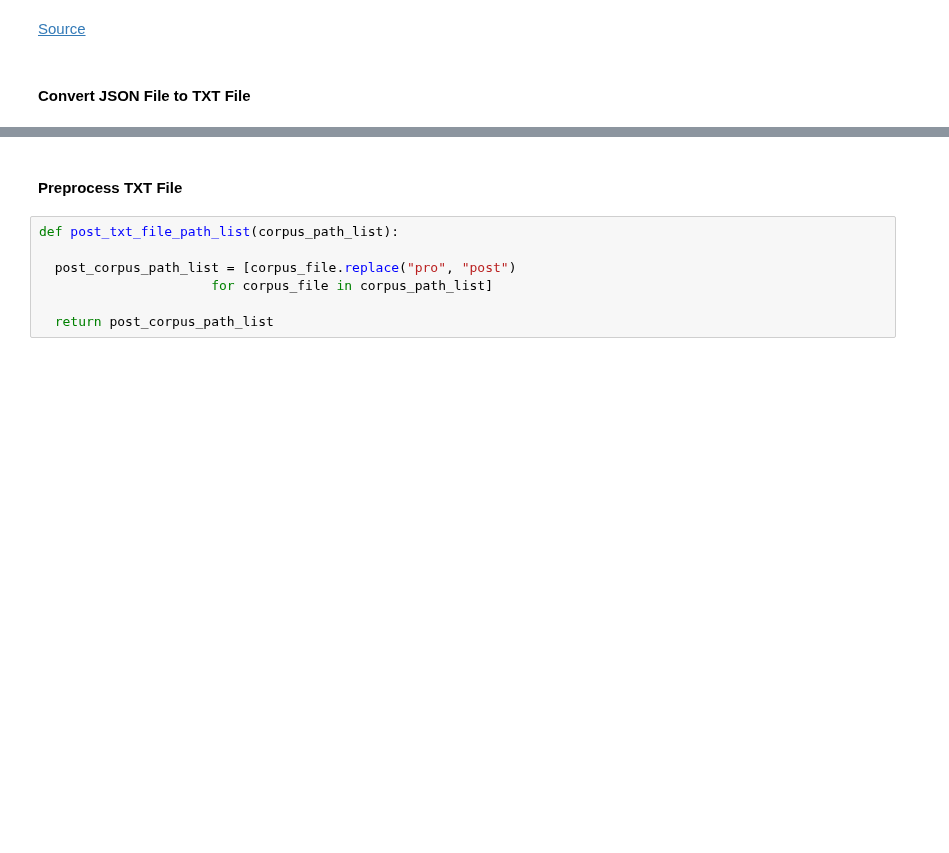
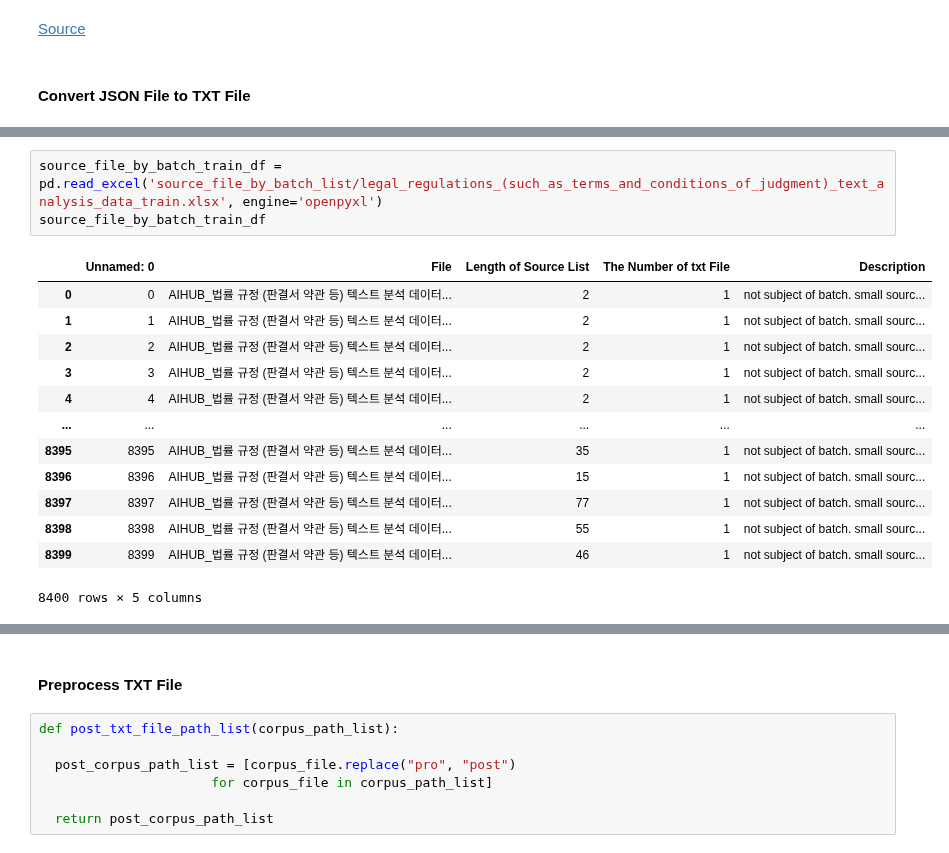
Before and after one commit to minseok0809/korean-sentence-segementation, a Jupyter notebook: sentence-segmentation/aihub_json_parsing_legal_regulations_(such_as_terms_and_conditions_of_judgment)_text_analysis_data.ipynb, the cells around one changed output, grey strips where cells are left out. Cells and saved outputs as stored; diff of their text form; blank space fills up the shorter version.

Commit message:
feat: progress bar/file index/dataframe

```diff
--- a/sentence-segmentation/aihub_json_parsing_legal_regulations_(such_as_terms_and_conditions_of_judgment)_text_analysis_data.ipynb
+++ b/sentence-segmentation/aihub_json_parsing_legal_regulations_(such_as_terms_and_conditions_of_judgment)_text_analysis_data.ipynb
@@ -316,3 +337,20 @@ The number of txt file: 8400
+# %%
+source_file_by_batch_train_df = pd.read_excel('source_file_by_batch_list/legal_regulations_(such_as_terms_and_conditions_of_judgment)_text_analysis_data_train.xlsx', engine='openpyxl')
+source_file_by_batch_train_df
+# %% [output]
+|  | Unnamed: 0 | File | Length of Source List | The Number of txt File | Description |
+| 0 | 0 | AIHUB_법률 규정 (판결서 약관 등) 텍스트 분석 데이터... | 2 | 1 | not subject of batch. small sourc... |
+| 1 | 1 | AIHUB_법률 규정 (판결서 약관 등) 텍스트 분석 데이터... | 2 | 1 | not subject of batch. small sourc... |
+| 2 | 2 | AIHUB_법률 규정 (판결서 약관 등) 텍스트 분석 데이터... | 2 | 1 | not subject of batch. small sourc... |
+| 3 | 3 | AIHUB_법률 규정 (판결서 약관 등) 텍스트 분석 데이터... | 2 | 1 | not subject of batch. small sourc... |
+| 4 | 4 | AIHUB_법률 규정 (판결서 약관 등) 텍스트 분석 데이터... | 2 | 1 | not subject of batch. small sourc... |
+| ... | ... | ... | ... | ... | ... |
+| 8395 | 8395 | AIHUB_법률 규정 (판결서 약관 등) 텍스트 분석 데이터... | 35 | 1 | not subject of batch. small sourc... |
+| 8396 | 8396 | AIHUB_법률 규정 (판결서 약관 등) 텍스트 분석 데이터... | 15 | 1 | not subject of batch. small sourc... |
+| 8397 | 8397 | AIHUB_법률 규정 (판결서 약관 등) 텍스트 분석 데이터... | 77 | 1 | not subject of batch. small sourc... |
+| 8398 | 8398 | AIHUB_법률 규정 (판결서 약관 등) 텍스트 분석 데이터... | 55 | 1 | not subject of batch. small sourc... |
+| 8399 | 8399 | AIHUB_법률 규정 (판결서 약관 등) 텍스트 분석 데이터... | 46 | 1 | not subject of batch. small sourc... |
+8400 rows × 5 columns
 # %%
 batch_size = 1000
 write_jsontext_to_txt_file_with_batch_list(train_file_list, train_text_file_path_list,
```
Also changed, not shown: parts of 22 cells of this notebook, 14 other files.
